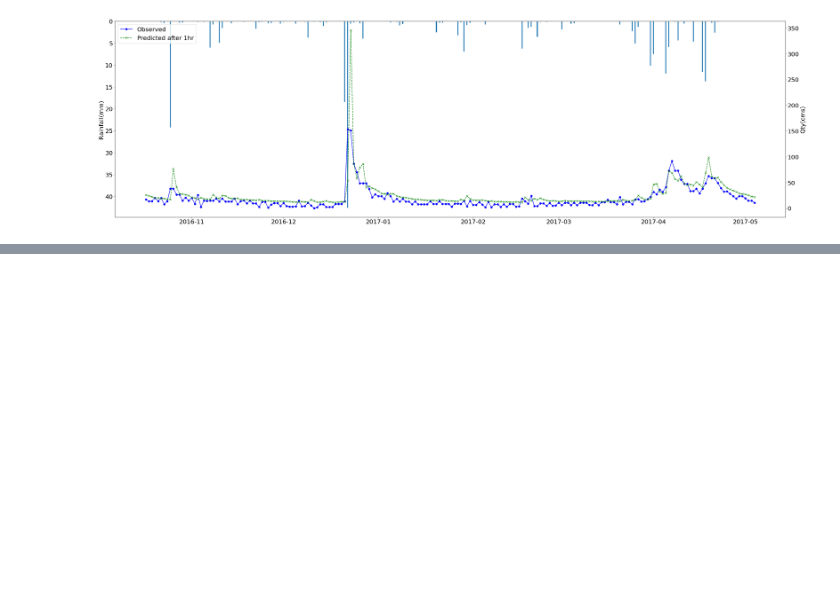
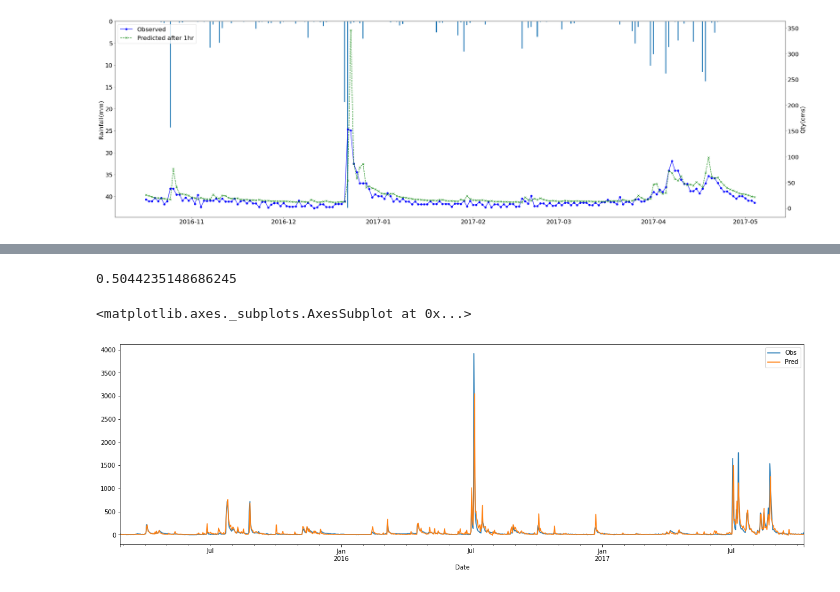
Before and after one commit to hyunholee26/Rainfall-Runoff-ML-basecode, a Jupyter notebook: basemodel_rainfall_runoff.ipynb, the cells around one changed output, grey strips where cells are left out. Saved outputs shown, nothing was run; the diff lists cells and outputs as text; code cells hidden in the pictures; blank space fills up the shorter version.

```diff
--- a/basemodel_rainfall_runoff.ipynb
+++ b/basemodel_rainfall_runoff.ipynb
@@ -150,6 +165,10 @@ data
 # train dataset과 test dataset으로 분리
 train = data[:15000]
 test = data[15000:]
+# %%
+# train dataset과 test dataset으로 분리
+train = data1[:15000]
+test = data1[15000:]
 # %%
 # 사용할 머신러닝 알고리즘 import
 
@@ -575,0 +765,29 @@ for label in (ax1.get_xticklabels() + ax1.get_yticklabels() + ax2.get_yticklabel
+# %%
+# 기본 tcn모형을 생성
+# TCN 참고 : https://stackoverflow.com/questions/52578950/causal-padding-in-keras
+# Conv1D함수 참고 : https://keras.io/ko/layers/convolutional/
+
+def base_tcn(X_train, y_train, verbose = 1):
+  inputs = Input(shape = (X_train.shape[1],X_train.shape[2]), name='inputs')
+  x = Conv1D(filters = 256, kernel_size = 4, padding = 'causal', activation = 'relu')(inputs)
+  x = Conv1D(filters = 256, kernel_size = 4, padding = 'causal', activation = 'relu')(x)
+  x = Flatten()(x)
+  output = Dense(units = 1, activation='linear', name='OUTPUT')(x)
+  model = Model(inputs=inputs, outputs=output)
+
+  print(model.summary())
+  opt = Adam()
+
+  model.compile(loss='mean_squared_error', optimizer=opt, metrics=['mae'])
+
+  epc = 1000
+  es = EarlyStopping(monitor='val_loss', mode='min', patience=3, restore_best_weights=True)
+
+
+
+  history = model.fit(X_train, y_train, validation_data=(X_val, y_val),
+                      epochs=epc, verbose=verbose, callbacks=[es],
+                      batch_size=128)
+  return model
+
+model_base = base_tcn(X_train, y_train)
@@ -575,0 +812,8 @@ for label in (ax1.get_xticklabels() + ax1.get_yticklabels() + ax2.get_yticklabel
+# %%
+y_pred = model_base.predict(X_test)
+y_obs = y_test
+
+df_pred = pd.DataFrame({'Date' : df['OBSYMD'][15030:].values, 'Obs' : y_obs.flatten(), 'Pred' : y_pred.flatten(), 'RF' : df['RF'][15030:].values})
+df_pred['Date'] = df_pred['Date'].apply(lambda x: pd.to_datetime(str(int(x)), format='%Y%m%d'))
+
+df_pred
@@ -575,0 +834,12 @@ for label in (ax1.get_xticklabels() + ax1.get_yticklabels() + ax2.get_yticklabel
+# %%
+from sklearn.metrics import r2_score
+
+r2=r2_score(df_pred['Obs'].to_numpy(), df_pred['Pred'].to_numpy())
+r2
+# %% [output]
+0.5044235148686245
+# %%
+df_pred[['Date', 'Obs', 'Pred']].set_index('Date').plot(figsize=(20,6))
+# %% [output]
+<matplotlib.axes._subplots.AxesSubplot at 0x...>
+[figure, added]
```
Also changed, not shown: parts of 21 cells of this notebook.
